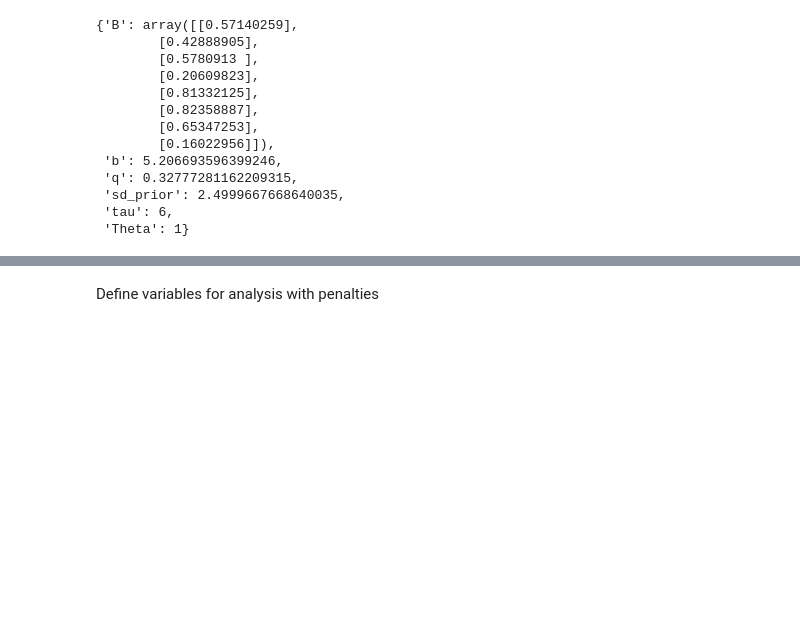
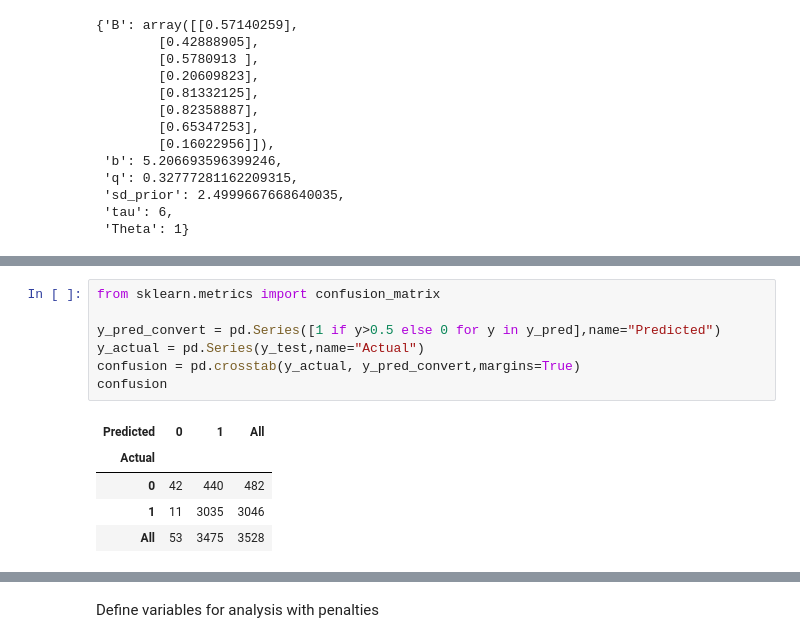
Before and after one commit to mbalestra/DecisionPrediction, a Jupyter notebook: Model_Training_GDTHETA.ipynb, the cells around one changed output, grey strips where cells are left out. Saved outputs shown, nothing was run; the diff lists cells and outputs as text; blank space fills up the shorter version.

```diff
--- a/Model_Training_GDTHETA.ipynb
+++ b/Model_Training_GDTHETA.ipynb
@@ -282,3 +271,16 @@ No handles with labels found to put in legend.
+# %%
+from sklearn.metrics import confusion_matrix
+
+y_pred_convert = pd.Series([1 if y>0.5 else 0 for y in y_pred],name="Predicted")
+y_actual = pd.Series(y_test,name="Actual")
+confusion = pd.crosstab(y_actual, y_pred_convert,margins=True)
+confusion
+# %% [output]
+| Predicted | 0 | 1 | All |
+| Actual |  |  |  |
+| 0 | 42 | 440 | 482 |
+| 1 | 11 | 3035 | 3046 |
+| All | 53 | 3475 | 3528 |
 # %%
 y_pred = predict_choice(X_test,mu_ra_test,parameters)
 fpr, tpr, _ = roc_curve(y_test, y_pred)
```
Also changed, not shown: parts of 15 cells of this notebook.
